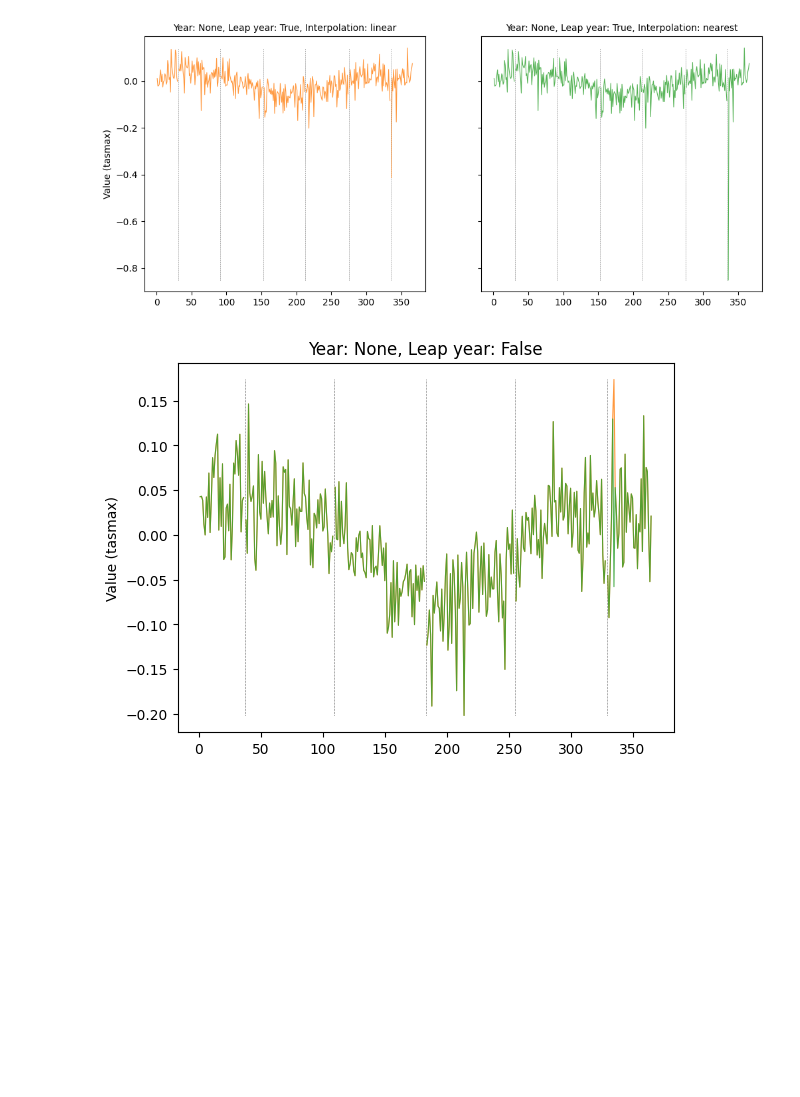
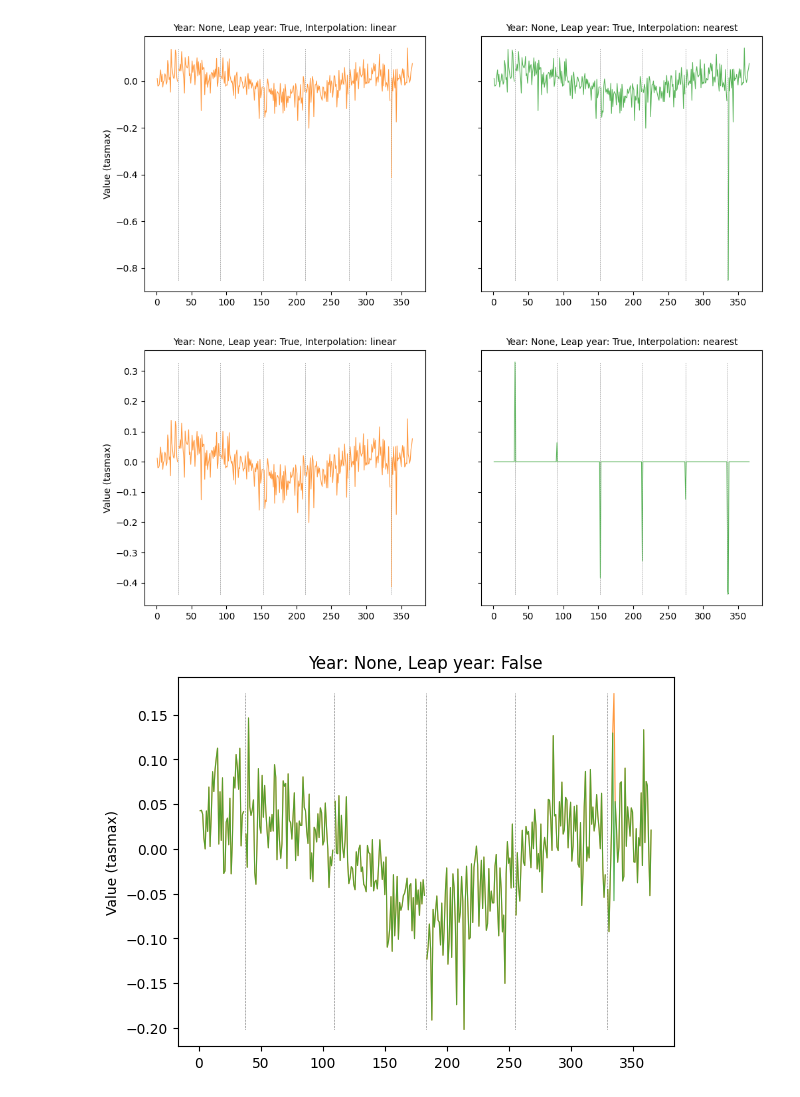
Before and after one commit to alan-turing-institute/clim-recal, a Jupyter notebook: notebooks/cpm_projection_diff_plots_linear_nearest.ipynb, the cells around one changed output. Saved outputs shown, nothing was run; the diff lists cells and outputs as text; code cells hidden in the pictures; blank space fills up the shorter version.

```diff
--- a/notebooks/cpm_projection_diff_plots_linear_nearest.ipynb
+++ b/notebooks/cpm_projection_diff_plots_linear_nearest.ipynb
@@ -2,13 +2,15 @@
 import xarray
 import matplotlib.pyplot as plt
 import numpy as np
-from clim_recal.utils.core import climate_data_mount_path
 from matplotlib.axes import Axes
 import pandas as pd
 
-# RUN_VARS = ["01", "05", "06", "07", "08"]
-RUN_VARS = ["01"]
+RUN_VARS = ["01", "05", "06", "07", "08"]
 VARS = ["tasmax", "tasmin", "pr"]
+
+
+def get_root_filepath():
+    return "https://climrecal.blob.core.windows.net/analysis/cpm-median-time-series"
 # %%
 def add_cols(df):
     df["day"] = df["time"].apply(lambda x: x.timetuple().tm_yday)
@@ -246,6 +269,23 @@ plot_by_day_pair(
 )
 # %% [output]
 [figure]
+# %%
+# Differences between series:
+#   (orange) linear - raw
+#   (green)  nearest - linear
+# fig, axs = plt.subplots(1, 2, sharey="row", figsize=(12, 5))
+plot_by_day_pair(
+    data,
+    "tasmax",
+    "01",
+    None,
+    leap_year=True,
+    axs=plt.subplots(1, 2, sharey="row", figsize=(12, 5))[1],
+    series_diff_tuples=[(0, 1), (1, 2)],
+)
+# plt.show()
+# %% [output]
+[figure, added]
 # %%
 plot_by_day(data, "tasmax", "01", None, leap_year=False, plot_diff=True, ax=plt.gca())
 # %% [output]
```
Also changed, not shown: parts of 8 cells of this notebook.
